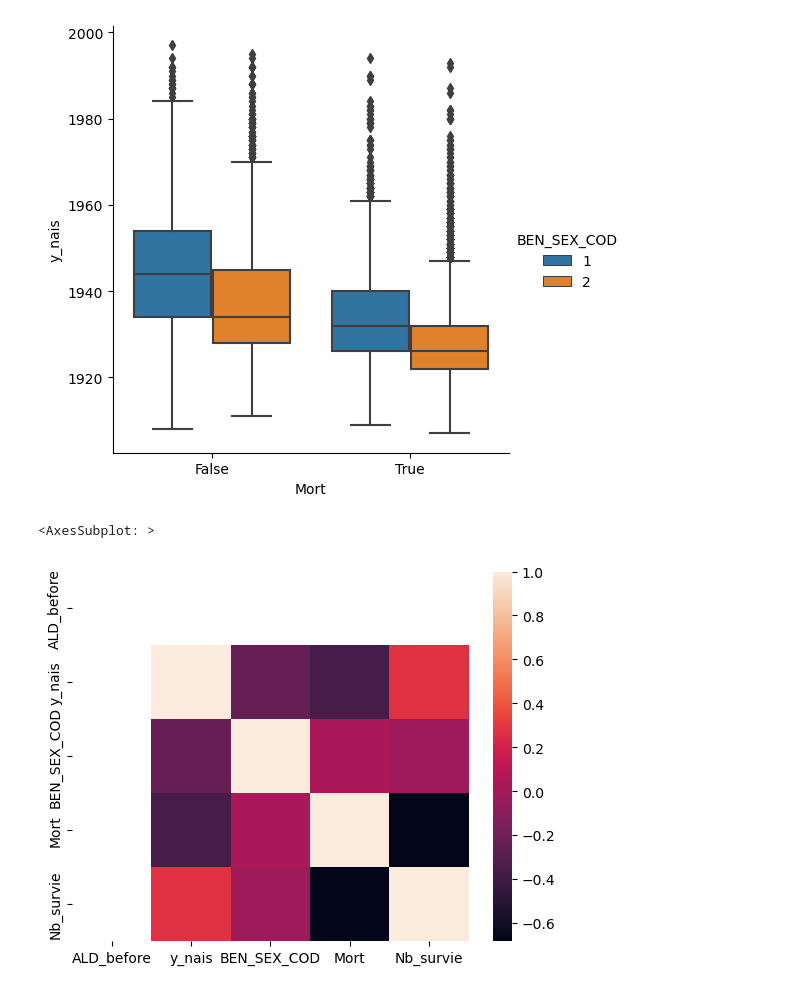
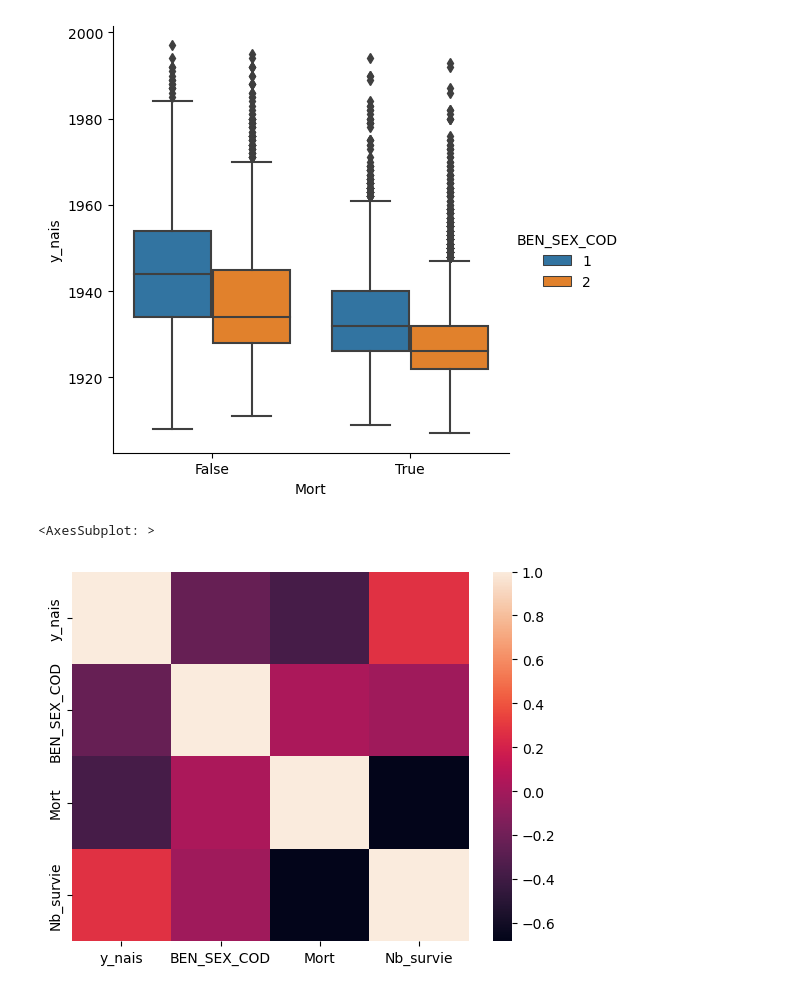
Before and after one commit to Kirscher/TextMining_Parcours_de_soin, a Jupyter notebook: EDA.ipynb, the cells around one changed output. Saved outputs shown, nothing was run; the diff lists cells and outputs as text; code cells hidden in the pictures.

```diff
--- a/EDA.ipynb
+++ b/EDA.ipynb
@@ -94,8 +94,8 @@ sns.catplot(data=patient, x="Mort", y="y_nais", hue="BEN_SEX_COD", kind="box")
 <seaborn.axisgrid.FacetGrid at 0x...>
 [figure]
 # %%
-sns.heatmap(patient.corr())
+sns.heatmap(patient.drop("ALD_before", axis=1).corr())
 # %% [output]
 <AxesSubplot: >
-[figure, old version]
+[figure, new version]
 # %%
```
Also changed, not shown: parts of 1 cell of this notebook.
